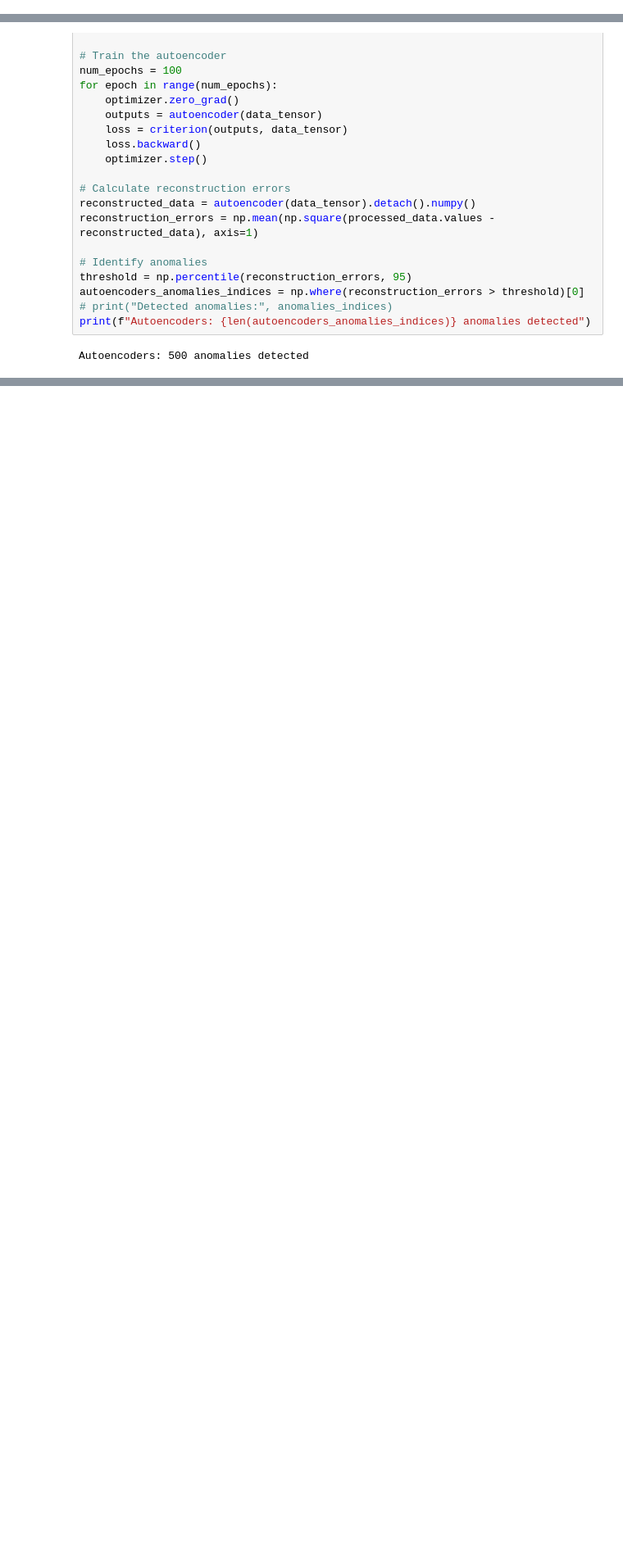
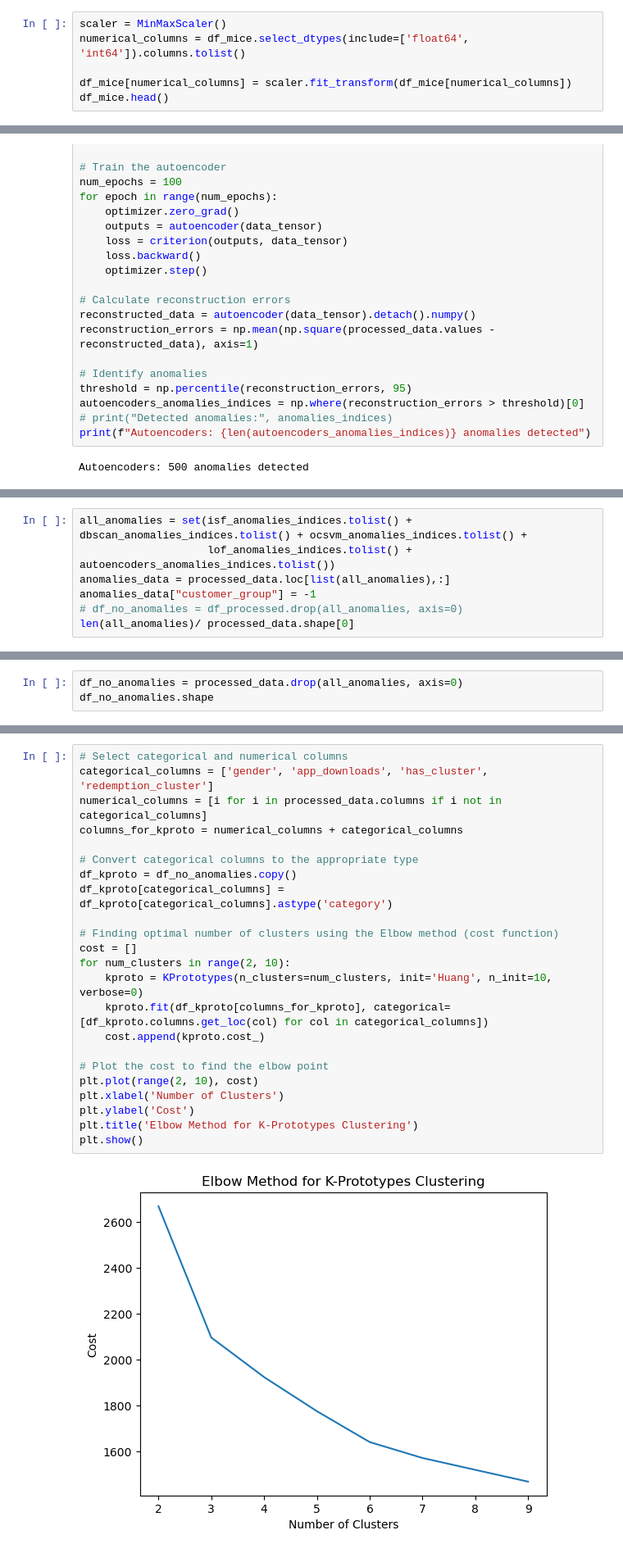
Before and after one commit to renswickd/Dataengine-Tasks, a Jupyter notebook: Task2/Task2-Notebook.ipynb, the cells around one changed output, grey strips where cells are left out. Shown at 82% size. Saved outputs shown, nothing was run; the diff lists cells and outputs as text; blank space fills up the shorter version.

```diff
--- a/Task2/Task2-Notebook.ipynb
+++ b/Task2/Task2-Notebook.ipynb
@@ -241,3 +264,9 @@ df_mice.head()
 | 2 | 1 | 0.0 | 1.0 | 1.0 | 1.0 | 0.0 | 1.0 | ... |
 | 3 | 1 | 0.0 | 1.0 | 1.0 | 1.0 | 0.0 | 1.0 | ... |
 | 4 | 0 | 1.0 | 1.0 | 1.0 | 1.0 | 1.0 | 1.0 | ... |
+# %%
+scaler = MinMaxScaler()
+numerical_columns = df_mice.select_dtypes(include=['float64', 'int64']).columns.tolist()
+
+df_mice[numerical_columns] = scaler.fit_transform(df_mice[numerical_columns])
+df_mice.head()
@@ -371,0 +427,7 @@ Autoencoders: 500 anomalies detected
+# %%
+all_anomalies = set(isf_anomalies_indices.tolist() + dbscan_anomalies_indices.tolist() + ocsvm_anomalies_indices.tolist() +
+                    lof_anomalies_indices.tolist() + autoencoders_anomalies_indices.tolist())
+anomalies_data = processed_data.loc[list(all_anomalies),:]
+anomalies_data["customer_group"] = -1
+# df_no_anomalies = df_processed.drop(all_anomalies, axis=0)
+len(all_anomalies)/ processed_data.shape[0]
@@ -371,0 +436,3 @@ Autoencoders: 500 anomalies detected
+# %%
+df_no_anomalies = processed_data.drop(all_anomalies, axis=0)
+df_no_anomalies.shape
@@ -371,0 +441,25 @@ Autoencoders: 500 anomalies detected
+# %%
+# Select categorical and numerical columns
+categorical_columns = ['gender', 'app_downloads', 'has_cluster', 'redemption_cluster']
+numerical_columns = [i for i in processed_data.columns if i not in categorical_columns]
+columns_for_kproto = numerical_columns + categorical_columns
+
+# Convert categorical columns to the appropriate type
+df_kproto = df_no_anomalies.copy()
+df_kproto[categorical_columns] = df_kproto[categorical_columns].astype('category')
+
+# Finding optimal number of clusters using the Elbow method (cost function)
+cost = []
+for num_clusters in range(2, 10):
+    kproto = KPrototypes(n_clusters=num_clusters, init='Huang', n_init=10, verbose=0)
+    kproto.fit(df_kproto[columns_for_kproto], categorical=[df_kproto.columns.get_loc(col) for col in categorical_columns])
+    cost.append(kproto.cost_)
+
+# Plot the cost to find the elbow point
+plt.plot(range(2, 10), cost)
+plt.xlabel('Number of Clusters')
+plt.ylabel('Cost')
+plt.title('Elbow Method for K-Prototypes Clustering')
+plt.show()
+# %% [output]
+[figure, added]
```
Also changed, not shown: parts of 18 cells of this notebook, 2 other files.
